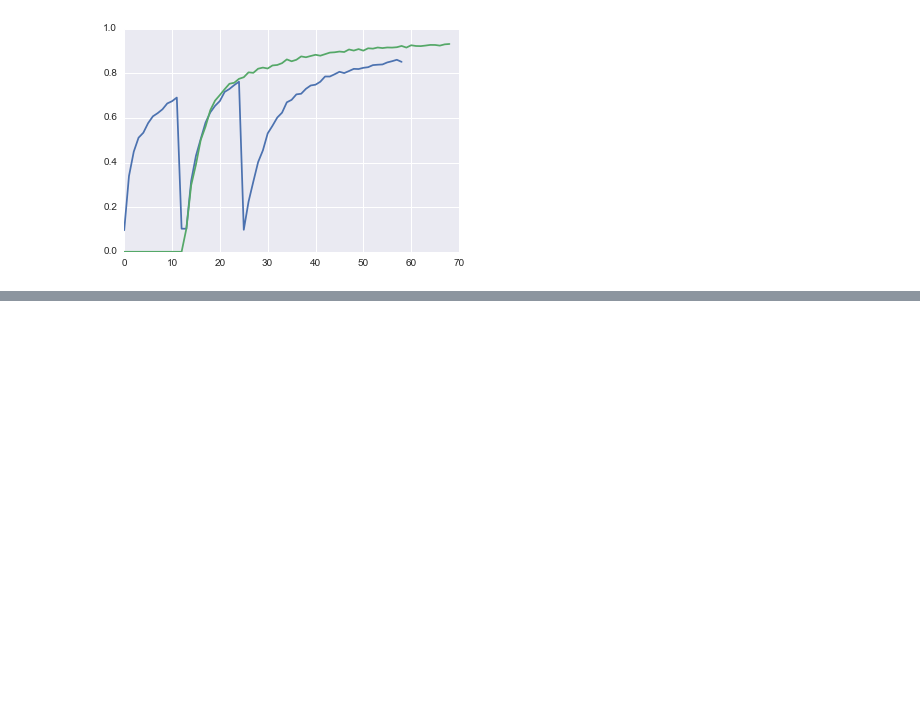
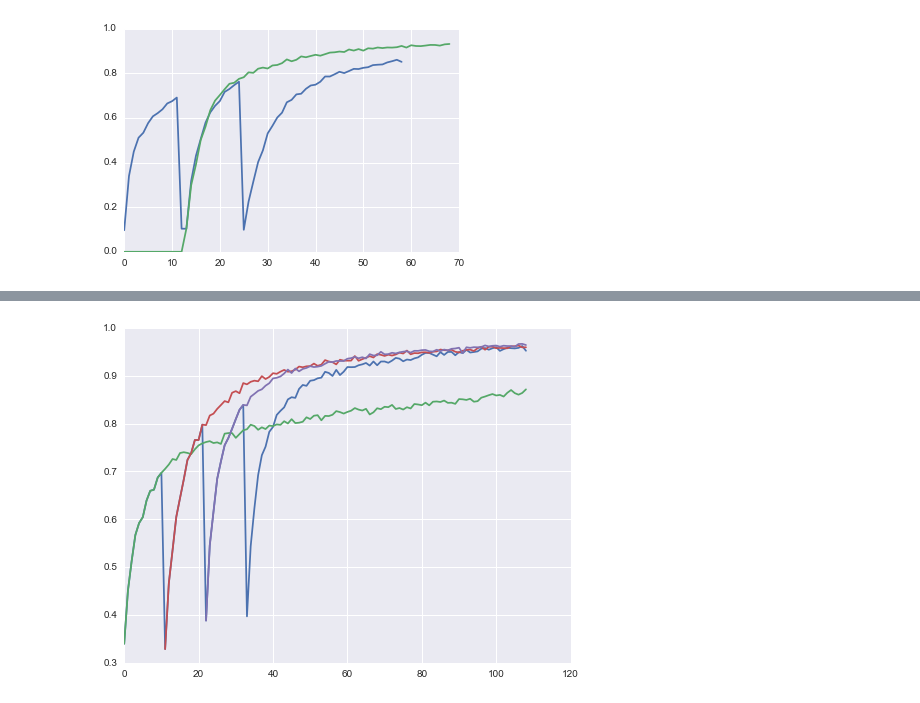
Before and after one commit to jaredawebb/ForwardThinking, a Jupyter notebook: replication/vanilla_conv.ipynb, the cells around one changed output, grey strips where cells are left out. Saved outputs shown, nothing was run; the diff lists cells and outputs as text; code cells hidden in the pictures; blank space fills up the shorter version.

```diff
--- a/replication/vanilla_conv.ipynb
+++ b/replication/vanilla_conv.ipynb
@@ -169,0 +164,17 @@ len([i for i in range(22,66)]), len(acc3)
+# %%
+acc = np.load('./p_accuracies.npy')
+acc1 = np.load('./p_accuracies_layer1.npy')
+acc2 = np.load('./p_accuracies_layer2.npy')
+acc3 = np.load('./p_accuracies_layer3.npy')
+
+#acc4 = np.load('./accuracies_layer4.npy')
+plt.figure(figsize=(8,6))
+plt.plot(acc)
+plt.plot(acc1)
+plt.plot([i for i in range(11,109)], list(acc2))
+plt.plot([i for i in range(22,109)], list(acc3))
+
+
+plt.savefig('./p_comparisons.pdf')
+# %% [output]
+[figure, added]
```
Also changed, not shown: parts of 9 cells of this notebook, 2 other files.
